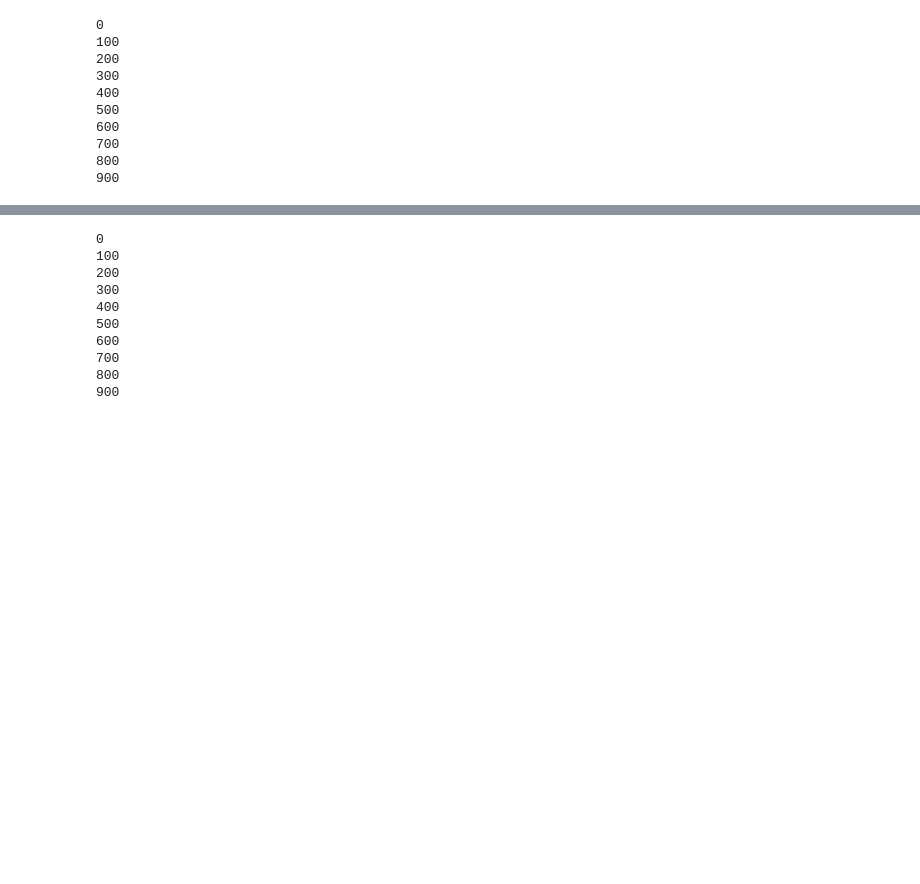
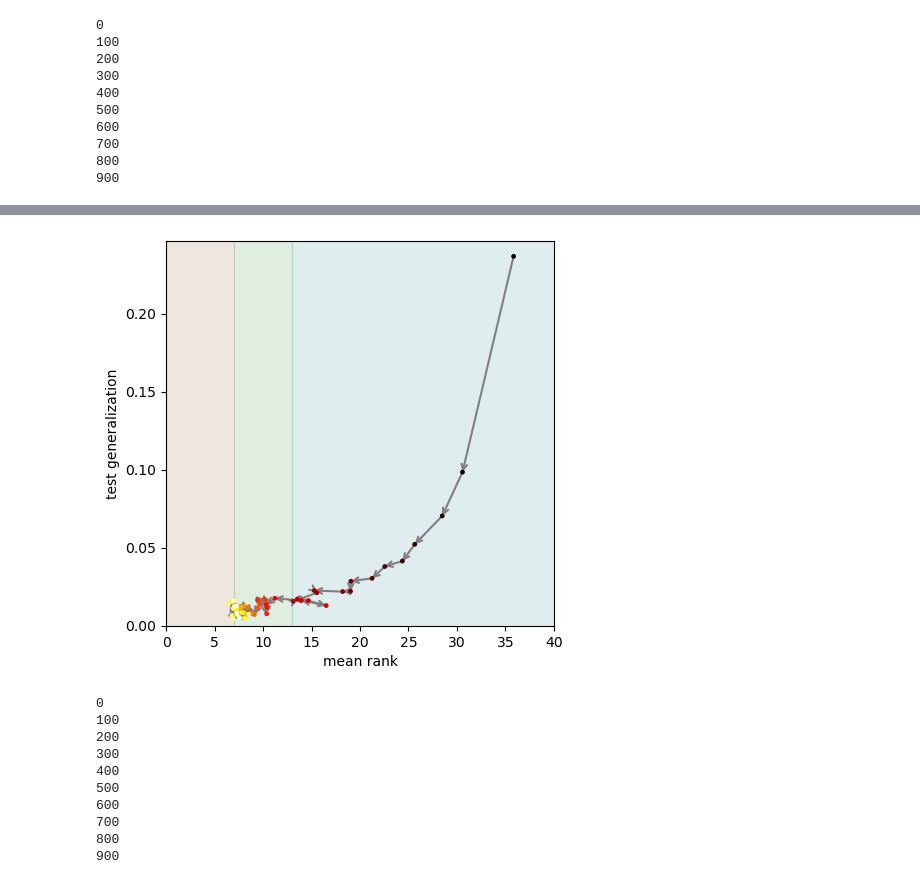
Before and after one commit to KBeshkov/top-mfld-class, a Jupyter notebook: simulations/MNIST_training.ipynb, the cells around one changed output, grey strips where cells are left out. Drawn from its saved outputs; the diff is of its cells as text; code cells hidden in the pictures; blank space fills up the shorter version.

```diff
--- a/simulations/MNIST_training.ipynb
+++ b/simulations/MNIST_training.ipynb
@@ -114,3 +134,29 @@ print((torch.sum(out_test==data_test.targets)/len(out_test)).item())
+# %%
+fig = plt.figure(figsize=(5,5))
+#plt.scatter(np.arange(0,n_epochs),min_ranks_epochs,c=generalization_error,cmap='hot',vmax=100,vmin=0)
+
+#plt.plot(mean_ranks_epochs, generalization_error/len(trainloader),color='k')
+#plt.scatter(mean_ranks_epochs, generalization_error/len(trainloader),c=np.arange(0,n_epochs),cmap='hot',zorder=1000)
+#plt.plot(mean_ranks_epochs, generalization_error,color='k',lw=3,alpha=1)
+#for i in range(len(min_ranks_epochs) - 1):
+#    plt.annotate('', xy=(min_ranks_epochs[i+1], generalization_error[i+1]), xytext=(min_ranks_epochs[i], generalization_error[i]),
+#                 arrowprops=dict(facecolor='black', lw=1.5,arrowstyle='->', shrinkA=1000, shrinkB=0),)
+for i in range(len(mean_ranks_epochs) - 1):
+    plt.annotate('', xy=(mean_ranks_epochs[i+1], generalization_error[i+1]), xytext=(mean_ranks_epochs[i], generalization_error[i]),
+                 arrowprops=dict(edgecolor='gray', lw=1.5,arrowstyle='->', shrinkA=1000, shrinkB=0),)
+
+plt.fill_betweenx([-1,2*max(generalization_error)],[0,0],[7,7],color='#c7b195ff',alpha=0.3)
+plt.fill_betweenx([-1,2*max(generalization_error)],[7,7],[13,13],color='#95c79aff',alpha=0.3)
+plt.fill_betweenx([-1,2*max(generalization_error)],[13,13],[40,40],color='#95c6c7ff',alpha=0.3)
+plt.scatter(mean_ranks_epochs, generalization_error,c=np.arange(0,n_epochs),cmap='hot',zorder=1000,s=6)
+plt.ylim([0,max(generalization_error)+0.01])
+plt.xlim([0,40])
+plt.xlabel('mean rank',fontsize=10)
+plt.ylabel('test generalization')
+#plt.yscale('log')
+plt.savefig("/Users/kosio/Figures/MfldClassification/rank_generalization.png",dpi=500, transparent=True)
+# %% [output]
+[figure, added]
 # %%
 #output after training
 out_code_post = np.zeros([len(test_dat),len(layer_sizes)])
```
Also changed, not shown: parts of 17 cells of this notebook, 2 other files.
